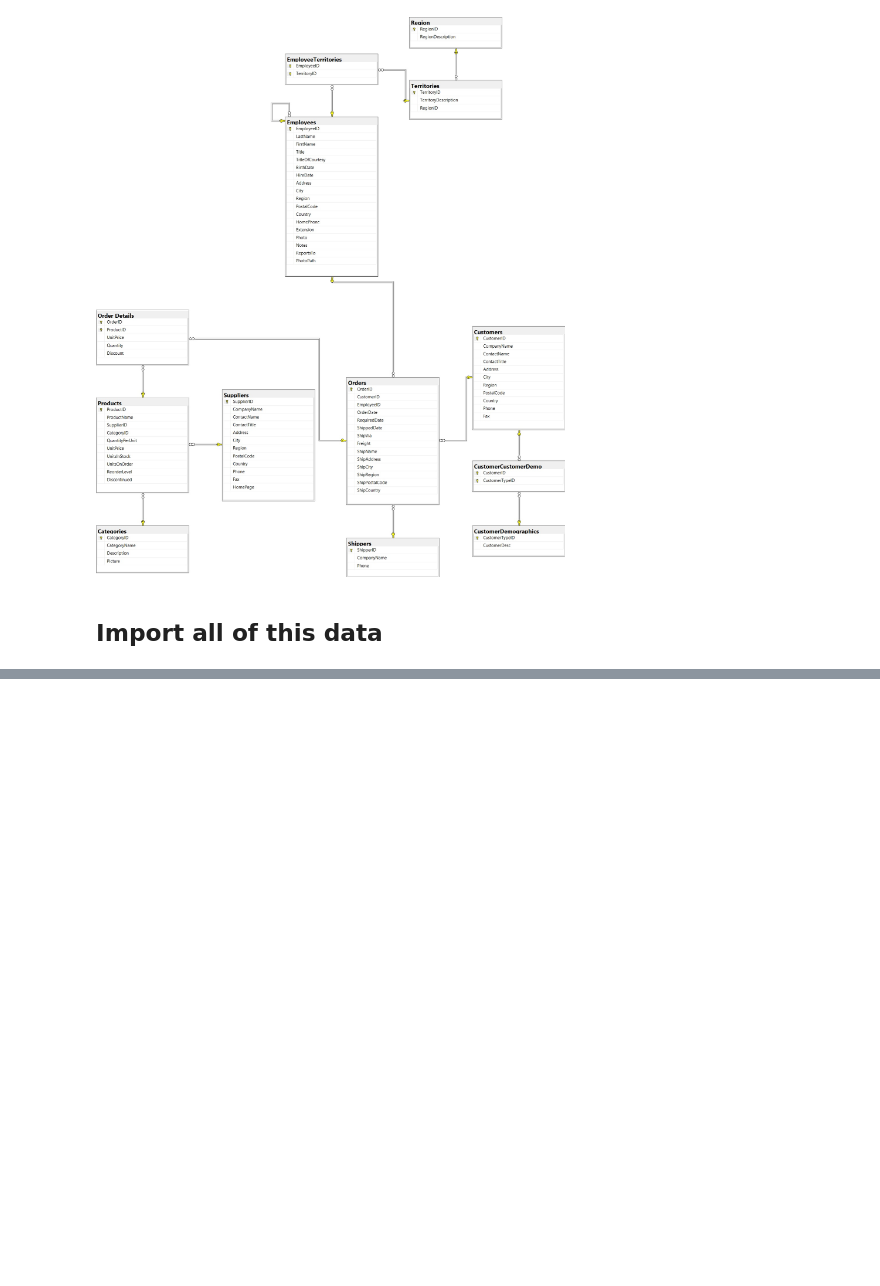
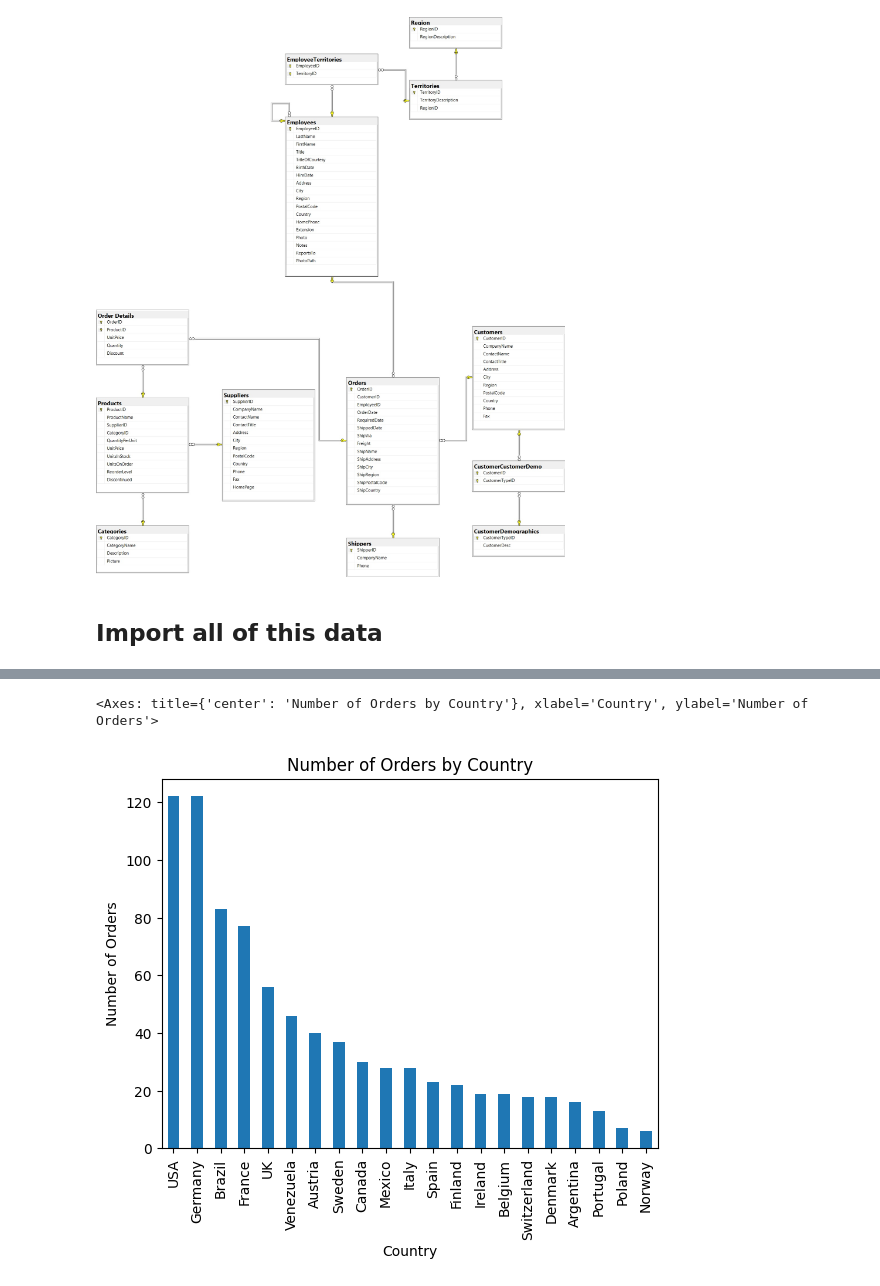
Before and after one commit to natelg1998/northwindexamples_python, a Jupyter notebook: notebooks/NorthwindAnalysis.ipynb, the cells around one changed output, grey strips where cells are left out. Saved outputs shown, nothing was run; the diff lists cells and outputs as text; code cells hidden in the pictures; blank space fills up the shorter version.

```diff
--- a/notebooks/NorthwindAnalysis.ipynb
+++ b/notebooks/NorthwindAnalysis.ipynb
@@ -118,4 +47,0 @@ Name: OrderID, dtype: int64
-# %%
-# could also use a pivot table as well if you like
-orders['year'] = orders['OrderDate'].dt.year
-pd.pivot_table(orders, index = 'year', values = 'OrderID', aggfunc='count')
@@ -128,3 +47,0 @@ pd.pivot_table(orders, index = 'year', values = 'OrderID', aggfunc='count')
-# %%
-# Drop this right after
-orders.drop('year', axis = 1, inplace = True)
@@ -316,0 +107,14 @@ Looking at the distribution of orders, we see that is is positively skewed. A ma
+# %%
+sqldf("""
+SELECT
+    ShipCountry,
+    COUNT(OrderID) as number_orders
+FROM orders
+GROUP BY ShipCountry
+ORDER BY
+    number_orders DESC
+"""
+     ).plot(kind = 'bar', x = 'ShipCountry', xlabel = 'Country', y='number_orders', ylabel = 'Number of Orders', legend = False, title = 'Number of Orders by Country')
+# %% [output]
+<Axes: title={'center': 'Number of Orders by Country'}, xlabel='Country', ylabel='Number of Orders'>
+[figure, added]
```
Also changed, not shown: parts of 52 cells of this notebook.
